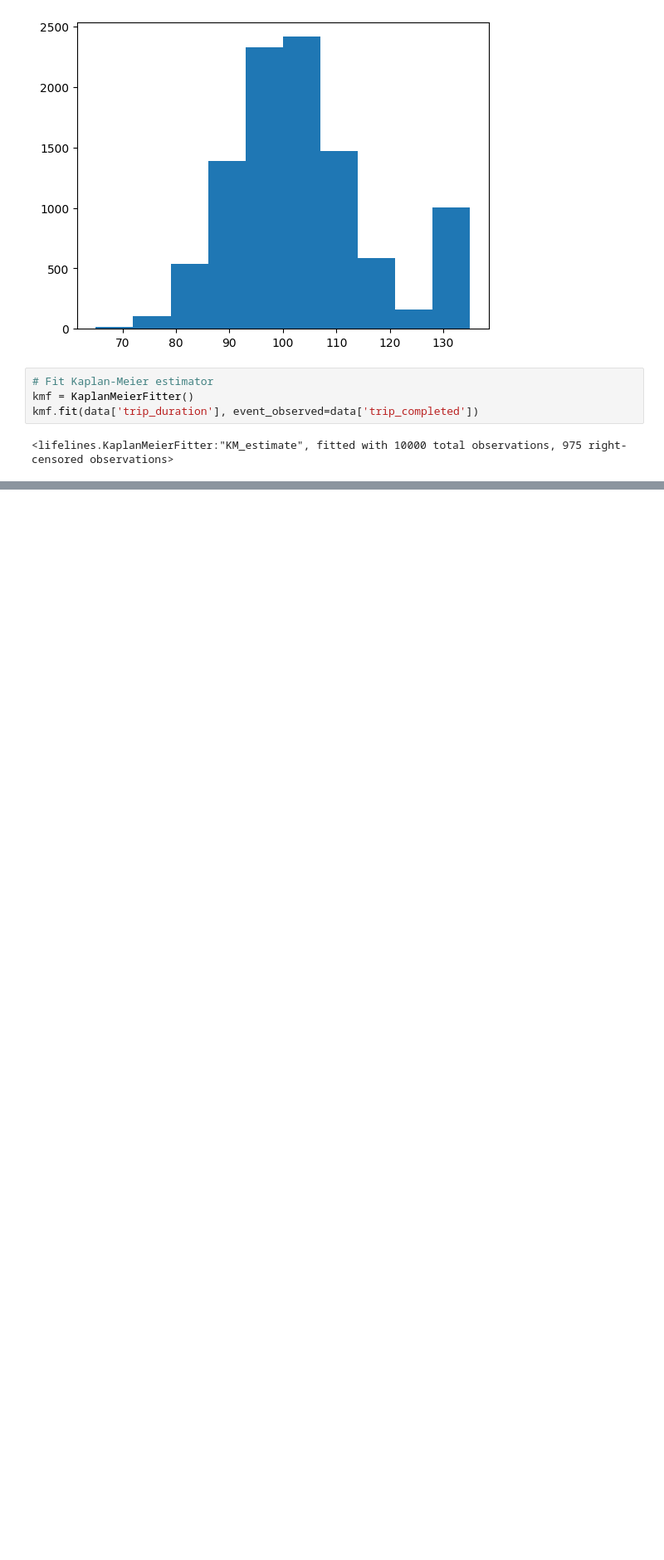
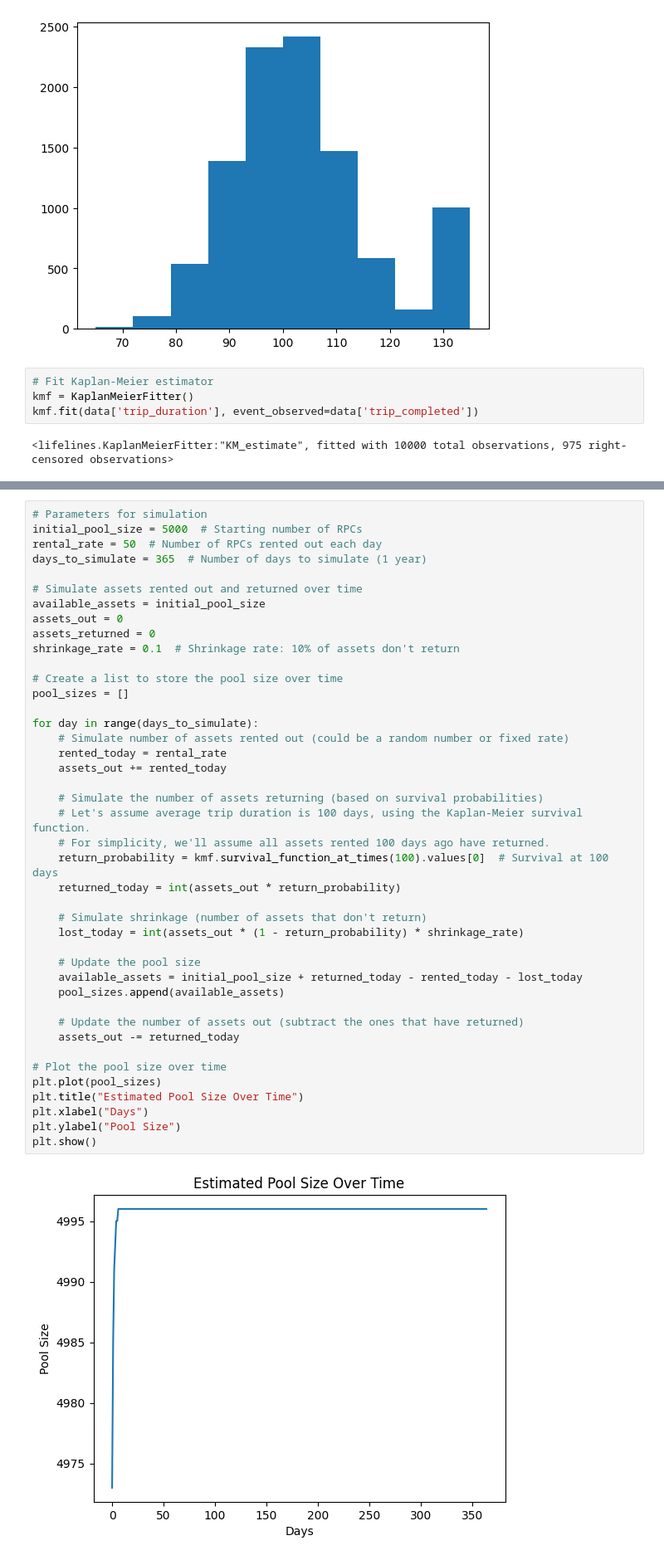
Before and after one commit to IncaGR/data-science-test, a Jupyter notebook: scripts/solution.ipynb, the cells around one changed output, grey strips where cells are left out. Shown at 83% size. Saved outputs shown, nothing was run; the diff lists cells and outputs as text; blank space fills up the shorter version.

```diff
--- a/scripts/solution.ipynb
+++ b/scripts/solution.ipynb
@@ -211,0 +196,44 @@ Note: you may need to restart the kernel to use updated packages.
+# %%
+# Parameters for simulation
+initial_pool_size = 5000  # Starting number of RPCs
+rental_rate = 50  # Number of RPCs rented out each day
+days_to_simulate = 365  # Number of days to simulate (1 year)
+
+# Simulate assets rented out and returned over time
+available_assets = initial_pool_size
+assets_out = 0
+assets_returned = 0
+shrinkage_rate = 0.1  # Shrinkage rate: 10% of assets don't return
+
+# Create a list to store the pool size over time
+pool_sizes = []
+
+for day in range(days_to_simulate):
+    # Simulate number of assets rented out (could be a random number or fixed rate)
+    rented_today = rental_rate
+    assets_out += rented_today
+
+    # Simulate the number of assets returning (based on survival probabilities)
+    # Let's assume average trip duration is 100 days, using the Kaplan-Meier survival function.
+    # For simplicity, we'll assume all assets rented 100 days ago have returned.
+    return_probability = kmf.survival_function_at_times(100).values[0]  # Survival at 100 days
+    returned_today = int(assets_out * return_probability)
+
+    # Simulate shrinkage (number of assets that don't return)
+    lost_today = int(assets_out * (1 - return_probability) * shrinkage_rate)
+
+    # Update the pool size
+    available_assets = initial_pool_size + returned_today - rented_today - lost_today
+    pool_sizes.append(available_assets)
+
+    # Update the number of assets out (subtract the ones that have returned)
+    assets_out -= returned_today
+
+# Plot the pool size over time
+plt.plot(pool_sizes)
+plt.title("Estimated Pool Size Over Time")
+plt.xlabel("Days")
+plt.ylabel("Pool Size")
+plt.show()
+# %% [output]
+[figure, added]
```
Also changed, not shown: parts of 16 cells of this notebook.
